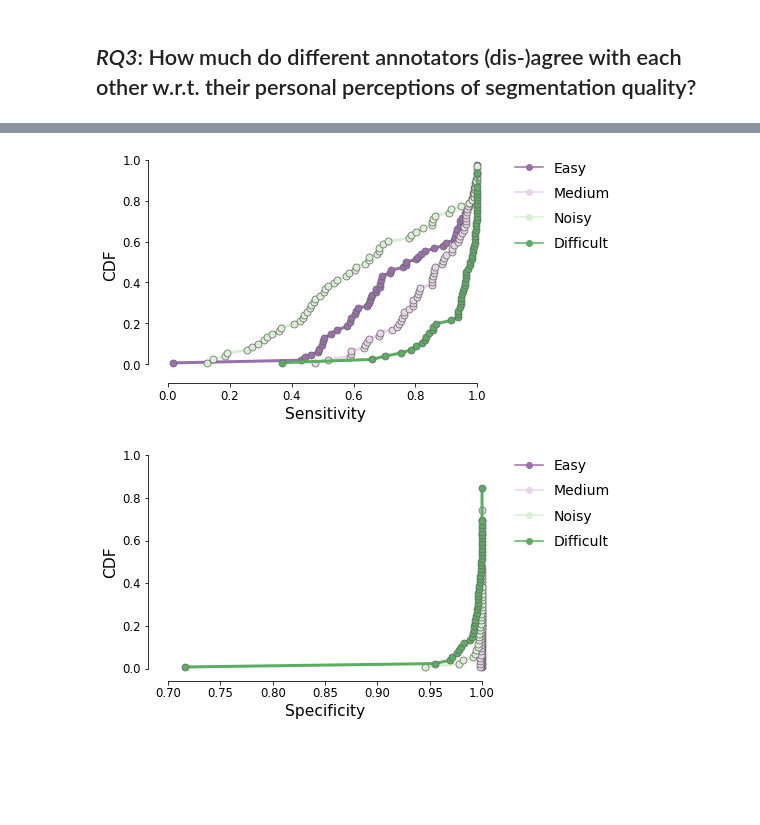
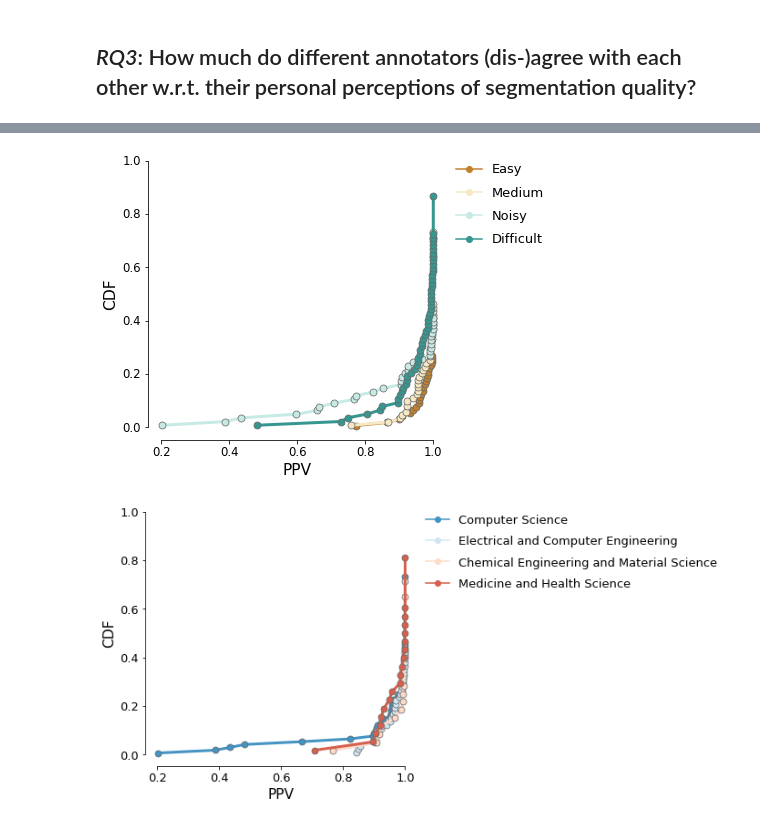
Before and after one commit to soupwaylee/masters-thesis-grabcut-cp-evaluation, a Jupyter notebook: disagreement_eval.ipynb, the cells around one changed output, grey strips where cells are left out. Cells and saved outputs as stored; diff of their text form; code cells hidden in the pictures; blank space fills up the shorter version.

```diff
--- a/disagreement_eval.ipynb
+++ b/disagreement_eval.ipynb
@@ -303,16 +277,0 @@ specificities_difficult_pmf = Pmf.MakePmfFromCdf(specificities_difficult_cdf)
-# %%
-difficulty_levels = ['Easy', 'Medium', 'Noisy', 'Difficult']
-sensitivities_cdfs = [sensitivities_easy_cdf, sensitivities_medium_cdf, sensitivities_noisy_cdf, sensitivities_difficult_cdf]
-specificities_cdfs = [specificities_easy_cdf, specificities_medium_cdf, specificities_noisy_cdf, specificities_difficult_cdf]
-
-def cdf_to_concat_df(cdf, category):
-    xs, ps = cdf.Render()
-    category_list = [category for i in range(len(xs))]
-    return pd.DataFrame.from_dict({
-        'xs': xs,
-        'ps': ps,
-        'difficulty': category_list,
-    })
-
-sensitivities_cdfs_df = pd.concat([cdf_to_concat_df(c, d) for d, c in zip(difficulty_levels, sensitivities_cdfs)]).reset_index(drop=True)
-specificities_cdfs_df = pd.concat([cdf_to_concat_df(c, d) for d, c in zip(difficulty_levels, specificities_cdfs)]).reset_index(drop=True)
@@ -328,0 +377,14 @@ print(len(sensitivities_difficult_vals))
+# %%
+ppv_difficulty_cdf, ppv_difficulty_cdf_df = get_performance_cdf_df(
+    annotator_performance_df,
+    'ppv',
+    'difficulty',
+    difficulty_levels
+)
+
+ppv_academic_bg_cdf, ppv_academic_bg_cdf_df = get_performance_cdf_df(
+    annotator_performance_df,
+    'ppv',
+    'academic_field',
+    ['Computer Science', 'Electrical and Computer Engineering', 'Chemical Engineering and Material Science', 'Medicine and Health Science']
+)
@@ -333,41 +531,46 @@ kromp_cmap = sns.color_palette("PRGn", 4)
 sns.set_style({
     'xtick.top': False,
     'ytick.right': False,
+    'xtick.bottom': True,
 })
 
-f, ax = plt.subplots(figsize=(6, 4))
+f, ax = plt.subplots(figsize=(5, 5))
+
+ax.set_xlim([0.19, 1.01])
+ax.set_ylim([-0.01, 1.01])
 
 marker_style={
     'markeredgecolor': 'dimgrey'
 }
 
-sns.lineplot(data=sensitivities_cdfs_df, x='xs', y='ps',
+sns.lineplot(data=ppv_difficulty_cdf_df, x='xs', y='ps',
              # palette=kromp_cmap,
              dashes=False,
-             hue='difficulty', style='difficulty', ci=None, markers=['o', 'o', 'o', 'o'], linewidth=3, markersize=7, palette='PRGn', ax=ax, **marker_style)
+             hue='difficulty', style='difficulty', ci=None, markers=['o', 'o', 'o', 'o'], linewidth=3, markersize=7, palette='BrBG', ax=ax, **marker_style)
+
+# ax.set_xscale("log")
 
 # handles, labels = ax.get_legend_handles_labels()
 # for ha in handles:
 #     ha.set_edgecolor("dimgrey")
 #
 # lgd = ax.legend(handles, labels, bbox_to_anchor=(1.05, 1), loc=2, borderaxespad=0., labelspacing=0.8, frameon=False)
 
 # for legend_handle in ax.get_legend().legendHandles:
 #     legend_handle._legmarker.set_markeredgewidth(1)
 #     legend_handle._legmarker.set_markeredgecolor('dimgrey')
 #     legend_handle.set_edgecolor('dimgrey')
 
 l = plt.legend(bbox_to_anchor=(1.05, 1), loc=2, borderaxespad=0., labelspacing=0.8, frameon=False)
 
 # ax.yaxis.grid(True)
 ax.set(ylabel="CDF")
-ax.set(xlabel="Sensitivity")
+ax.set(xlabel="PPV")
 sns.despine(offset=10, trim=True)
-# plt.xticks(rotation=15)
 
 plt.show()
 # %% [output]
-[figure, old version]
+[figure, new version]
 # %%
 kromp_cmap = sns.color_palette("PRGn", 4)
 # sns.palplot(kromp_cmap)
@@ -377,19 +580,19 @@ sns.set_style({
     'ytick.right': False,
 })
 
-f, ax = plt.subplots(figsize=(6, 4))
+f, ax = plt.subplots(figsize=(5, 5))
 
-ax.set_xlim([0.69, 1.01])
+ax.set_xlim([0.19, 1.01])
 ax.set_ylim([-0.01, 1.01])
 
 marker_style={
     'markeredgecolor': 'dimgrey'
 }
 
-sns.lineplot(data=specificities_cdfs_df, x='xs', y='ps',
+sns.lineplot(data=ppv_academic_bg_cdf_df, x='xs', y='ps',
              # palette=kromp_cmap,
              dashes=False,
-             hue='difficulty', style='difficulty', ci=None, markers=['o', 'o', 'o', 'o'], linewidth=3, markersize=7, palette='PRGn', ax=ax, **marker_style)
+             hue='academic_field', style='academic_field', ci=None, markers=['o', 'o', 'o', 'o'], linewidth=3, markersize=7, palette='RdBu_r', ax=ax, **marker_style)
 
 # ax.set_xscale("log")
 
@@ -408,9 +611,9 @@ l = plt.legend(bbox_to_anchor=(1.05, 1), loc=2, borderaxespad=0., labelspacing=0
 
 # ax.yaxis.grid(True)
 ax.set(ylabel="CDF")
-ax.set(xlabel="Specificity")
+ax.set(xlabel="PPV")
 sns.despine(offset=10, trim=True)
 
 plt.show()
 # %% [output]
-[figure, old version]
+[figure, new version]
```
Also changed, not shown: parts of 35 cells of this notebook, 4 other files.
